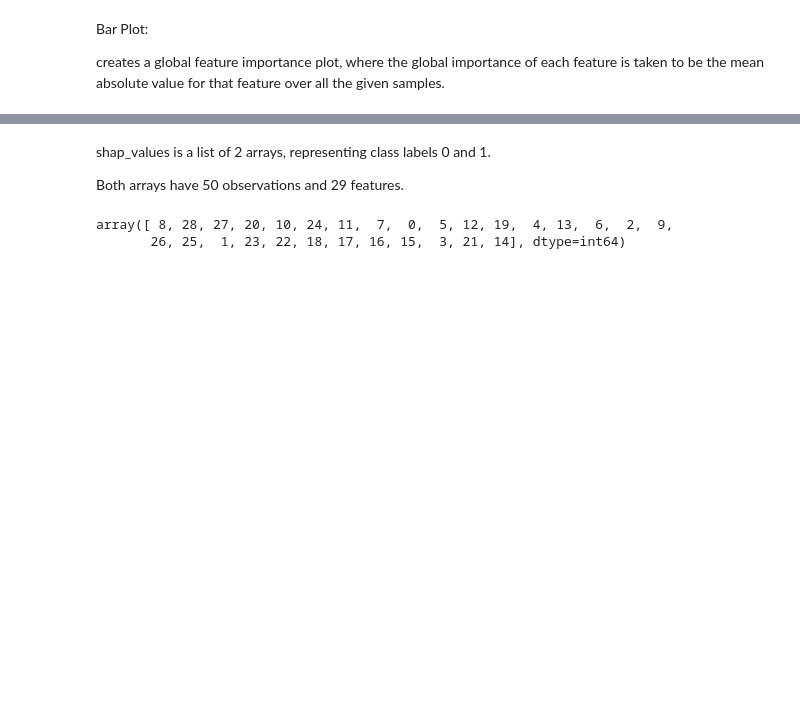
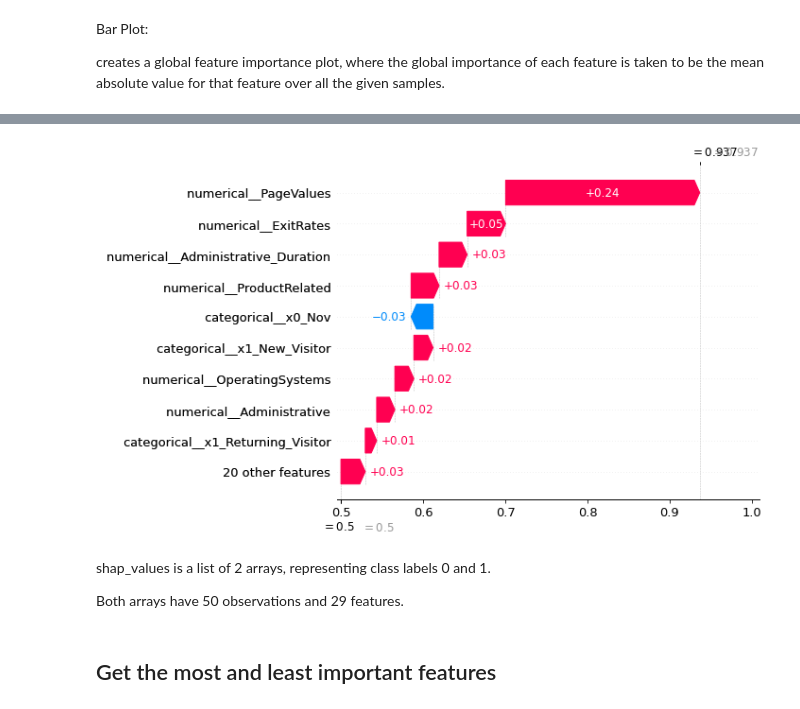
Before and after one commit to EricaXia/dsci_552_project, a Jupyter notebook: shap/purchases_clf.ipynb, the cells around one changed output, grey strips where cells are left out. Cells and saved outputs as stored; diff of their text form; code cells hidden in the pictures; blank space fills up the shorter version.

```diff
--- a/shap/purchases_clf.ipynb
+++ b/shap/purchases_clf.ipynb
@@ -353,11 +381,16 @@ shap.summary_plot(shap_values[1], X_train_sample)
 # %%
-# # Waterfall plot
+# TODO: Waterfall plot
 # ## Designed for INDIVIDUAL preds
 # shap.plots.waterfall(shap_values[0])
+shap.plots._waterfall.waterfall_legacy(explainer.expected_value[0], shap_values[0][0], X_train_sample.iloc[0])
+# %% [output]
+[figure, added]
 # %% [markdown]
 shap_values is a list of 2 arrays, representing class labels 0 and 1.
 
 Both arrays have 50 observations and 29 features.
+# %% [markdown]
+## Get the most and least important features
 # %%
 len(shap_values)
 
@@ -369,8 +402,3 @@ shap_values[1].shape
 shap_values[0][0,:]
 
 top_inds = np.argsort(-np.sum(np.abs(shap_values), 0))
-# %%
-top_inds[0]
-# %% [output]
-array([ 8, 28, 27, 20, 10, 24, 11,  7,  0,  5, 12, 19,  4, 13,  6,  2,  9,
-       26, 25,  1, 23, 22, 18, 17, 16, 15,  3, 21, 14], dtype=int64)
```
Also changed, not shown: parts of 27 cells of this notebook.
